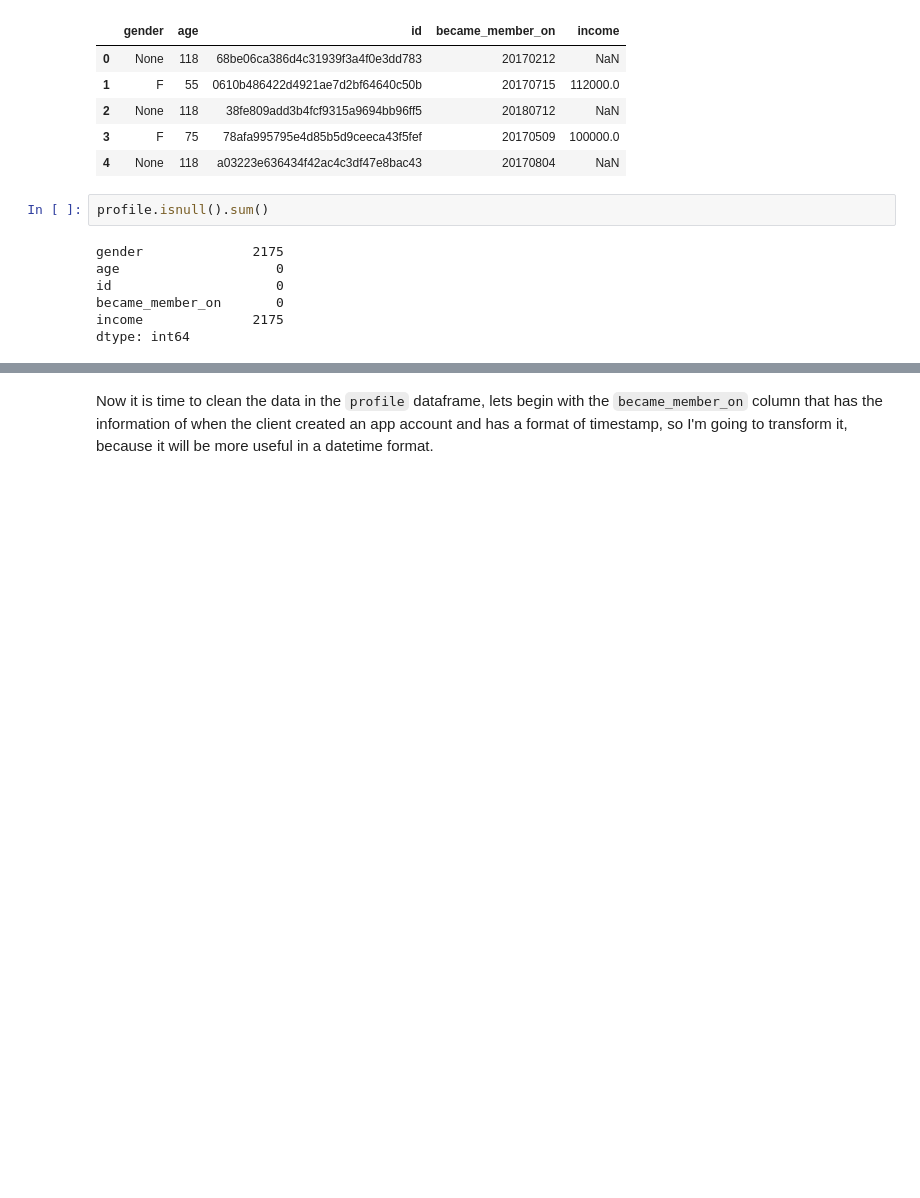
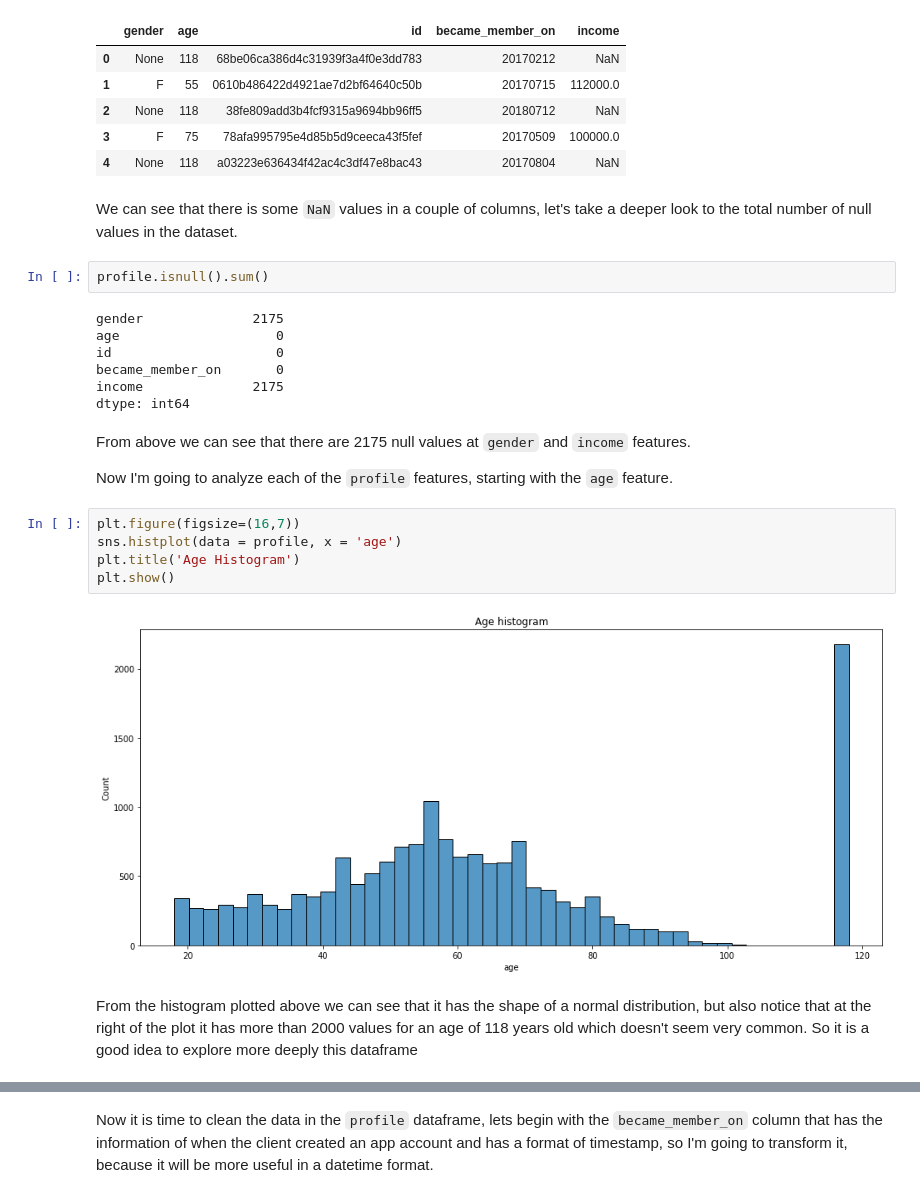
Before and after one commit to Haroldg94/Udacity-Machine-Learning-Engineer-Nanodegree, a Jupyter notebook: Capstone_project.ipynb, the cells around one changed output, grey strips where cells are left out. Cells and saved outputs as stored; diff of their text form; blank space fills up the shorter version.

```diff
--- a/Capstone_project.ipynb
+++ b/Capstone_project.ipynb
@@ -19,6 +21,8 @@ profile.head()
 | 2 | None | 118 | 38fe809add3b4fcf9315a9694bb96ff5 | 20180712 | NaN |
 | 3 | F | 75 | 78afa995795e4d85b5d9ceeca43f5fef | 20170509 | 100000.0 |
 | 4 | None | 118 | a03223e636434f42ac4c3df47e8bac43 | 20170804 | NaN |
+# %% [markdown]
+We can see that there is some <code>NaN</code> values in a couple of columns, let's take a deeper look to the total number of null values in the dataset.
 # %%
 profile.isnull().sum()
 # %% [output]
@@ -28,3 +32,16 @@ id                     0
 became_member_on       0
 income              2175
 dtype: int64
+# %% [markdown]
+From above we can see that there are 2175 null values at <code>gender</code> and <code>income</code> features.
+
+Now I'm going to analyze each of the <code>profile</code> features, starting with the <code>age</code> feature.
+# %%
+plt.figure(figsize=(16,7))
+sns.histplot(data = profile, x = 'age')
+plt.title('Age Histogram')
+plt.show()
+# %% [output]
+[figure, added]
+# %% [markdown]
+From the histogram plotted above we can see that it has the shape of a normal distribution, but also notice that at the right of the plot it has more than 2000 values for an age of 118 years old which doesn't seem very common. So it is a good idea to explore more deeply this dataframe
```
Also changed, not shown: parts of 19 cells of this notebook.
